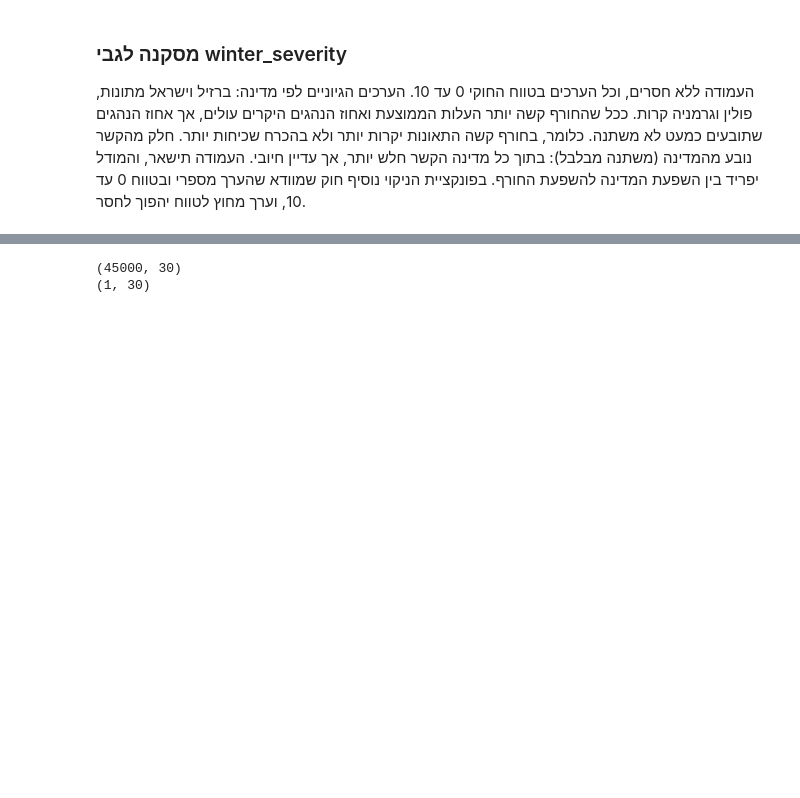
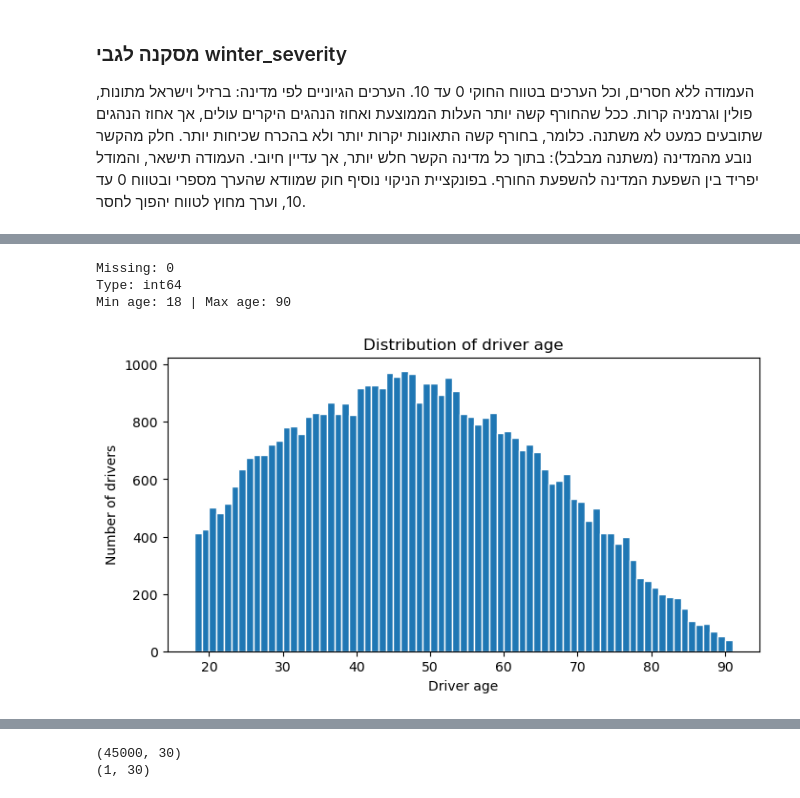
Before and after one commit to liadrimer/car-insurance-claim-prediction, a Jupyter notebook: cleaning_driver.ipynb, the cells around one changed output, grey strips where cells are left out. Cells and saved outputs as stored; diff of their text form; code cells hidden in the pictures; blank space fills up the shorter version.

Commit message:
Add files via upload
Analyze driver_age

```diff
--- a/cleaning_driver.ipynb
+++ b/cleaning_driver.ipynb
@@ -339,0 +344,19 @@ IL 0.029
+# %%
+# בדיקת ערכים חסרים סוג הנתונים והגיל הנמוך והגבוה ביותר
+print("Missing:", df["driver_age"].isna().sum())
+print("Type:", df["driver_age"].dtype)
+print("Min age:", df["driver_age"].min(), "| Max age:", df["driver_age"].max())
+# %% [output]
+Missing: 0
+Type: int64
+Min age: 18 | Max age: 90
+# %%
+# היסטוגרמה של גילאי הנהגים
+plt.figure(figsize=(8, 4))
+plt.hist(df["driver_age"], bins=range(18, 92), edgecolor="white")
+plt.title("Distribution of driver age")
+plt.xlabel("Driver age")
+plt.ylabel("Number of drivers")
+plt.show()
+# %% [output]
+[figure, added]
```
Also changed, not shown: parts of 5 cells of this notebook.
